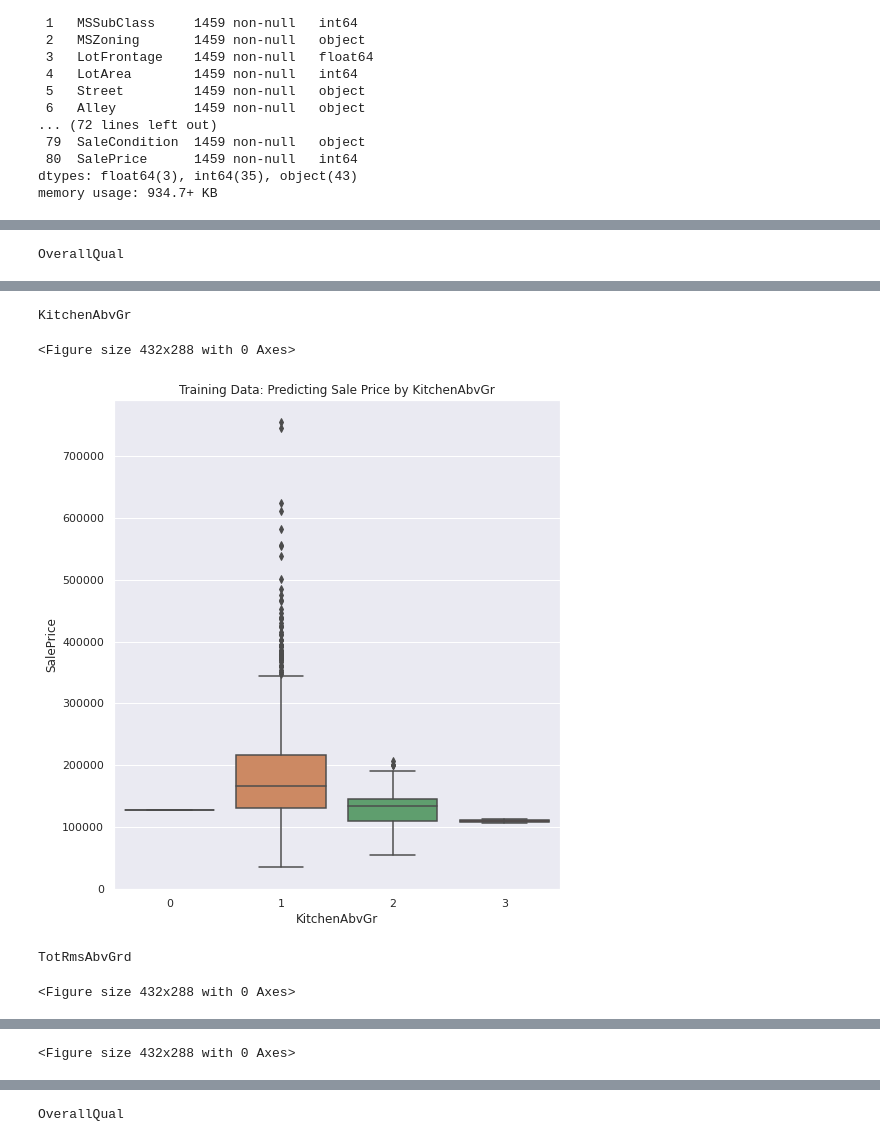
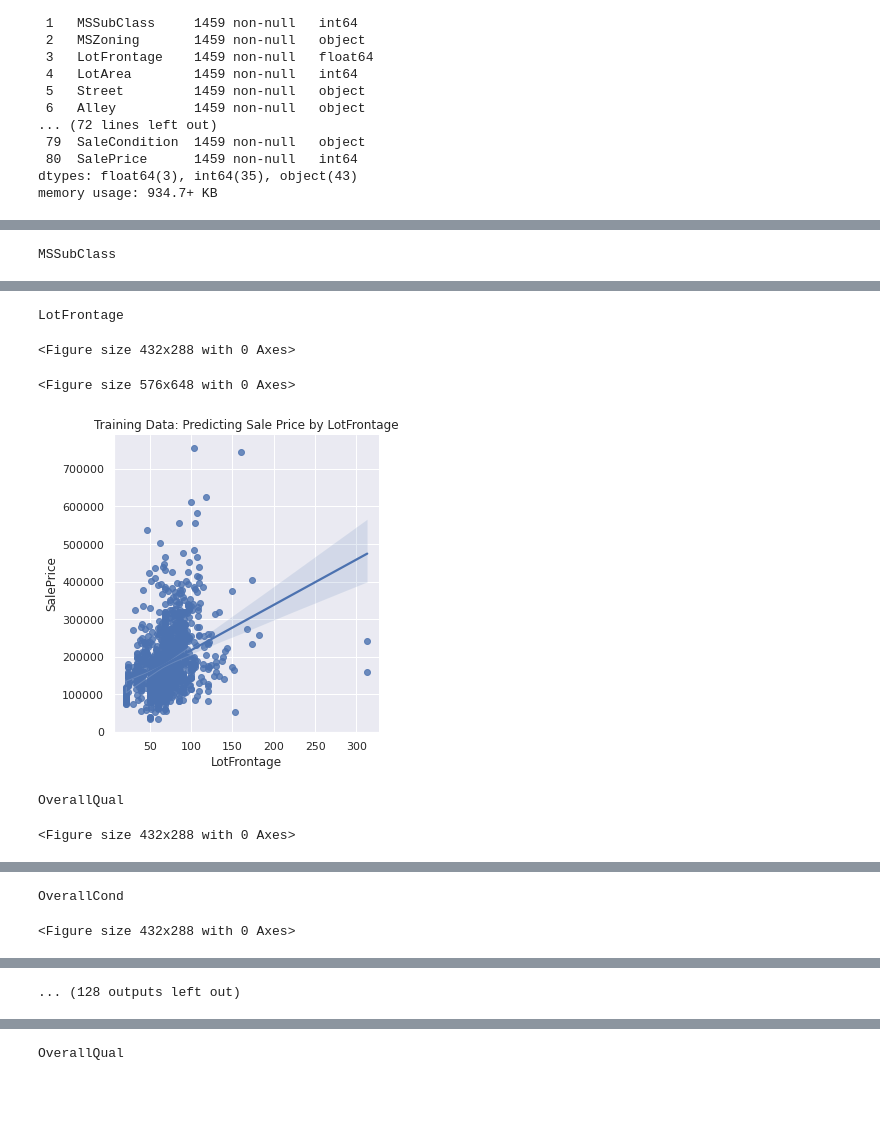
Before and after one commit to oimartin/Predicting_House_Prices, a Jupyter notebook: predicting_home_prices.ipynb, the cells around one changed output, grey strips where cells are left out. Saved outputs shown, nothing was run; the diff lists cells and outputs as text; code cells hidden in the pictures; blank space fills up the shorter version.

```diff
--- a/predicting_home_prices.ipynb
+++ b/predicting_home_prices.ipynb
@@ -343,0 +436,5 @@ numerical_features = train.select_dtypes(exclude = ["object"]).columns
+# %%
+bins = [1870, 1900, 1930, 1960, 1990, 2010]
+group_names = [0, 1, 2, 3, 4]
+train['YearBuilt_bin'] = pd.cut(train['YearBuilt'], bins, labels=group_names).astype('float')
+train.head()
@@ -344,10 +449,13 @@ numerical_features = train.select_dtypes(exclude = ["object"]).columns
 # %%
 # find correlations between variables and save only 'SalePrice' col
-SalePrice_corr_train = train.corr()['SalePrice']
+# remove Id and SalePrice columns
+SalePrice_corr_train = train.corr()['SalePrice'].drop(labels=['Id', 'SalePrice'])
 
-# Create barplot of all columns with numerical values correlation to saleprice
+# Create boxplot of all columns with numerical values correlation to saleprice
 sns.set_theme(color_codes=True)
-sns.boxplot(data=SalePrice_corr_train[:37], orient='h', width=0.4,
+
+# Take out correlation between SalePrice and itself
+sns.boxplot(data=SalePrice_corr_train, orient='h', width=0.4,
            color='coral')
 plt.ylabel('Variable Correlation \nto Sale Price')
 # %% [output]
@@ -355,0 +464,3 @@ Text(0, 0.5, 'Variable Correlation \nto Sale Price')
+# %%
+display(pd.DataFrame(SalePrice_corr_train.describe()))
+corr_stats = SalePrice_corr_train.describe()
@@ -356,8 +477,10 @@ Text(0, 0.5, 'Variable Correlation \nto Sale Price')
 # %%
 # Create list of top 25% and bottom 25% of
 # columns with numerical value correlations to Sale Price
-SalePrice_corr_train_quarters = SalePrice_corr_train[((SalePrice_corr_train >= 0.507101)
-                      & (SalePrice_corr_train !=1))
-                     | (SalePrice_corr_train <= -0.011378)]
-SalePrice_corr_train_quarters.sort_values()
+SalePrice_corr_train_quarters = SalePrice_corr_train[(SalePrice_corr_train >= corr_stats[6])
+                     | (SalePrice_corr_train <= corr_stats[4])]
+
+sp_corr = pd.DataFrame(SalePrice_corr_train_quarters.sort_values(ascending=False))
+
+sp_corr
 # %% [output]
@@ -381,12 +504,12 @@ Name: SalePrice, dtype: float64
 # %%
 sns.set_theme(color_codes=True)
-of_interest = ['ExterQual', 'GarageFinish', 'OverallQual',
-               'TotRmsAbvGrd', 'KitchenAbvGr']
+# of_interest = ['ExterQual', 'GarageFinish', 'OverallQual',
+#                'TotRmsAbvGrd', 'KitchenAbvGr']
 
 for column in list(SalePrice_corr_train_quarters.index):
-    for variable in of_interest:
-        if column == variable:
-            if len(train[column].value_counts()) < 50:
+    # for variable in of_interest:
+    #     if column == variable:
+            if len(train[column].value_counts()) <= 50:
                 print(f"{column}")
                 plt.figure(figsize=(8,9), frameon=False)
                 box = sns.boxplot(data=train, x=column, y='SalePrice')
@@ -403,4 +526,4 @@ for column in list(SalePrice_corr_train_quarters.index):
                 lmplot.figure.savefig(f"figures/lmplot_{column}.png")
                 plt.tight_layout()
 # %% [output]
-OverallQual
+MSSubClass
@@ -408,5 +531,6 @@ OverallQual
-KitchenAbvGr
+LotFrontage
 <Figure size 432x288 with 0 Axes>
+<Figure size 576x648 with 0 Axes>
-[figure, old version]
+[figure, new version]
-TotRmsAbvGrd
-<Figure size 432x288 with 0 Axes>
+OverallQual
+<Figure size 432x288 with 0 Axes>
@@ -414 +538,2 @@ TotRmsAbvGrd
-<Figure size 432x288 with 0 Axes>
+OverallCond
+<Figure size 432x288 with 0 Axes>
@@ -414,0 +541 @@ TotRmsAbvGrd
+... (128 outputs left out)
```
Also changed, not shown: parts of 20 cells of this notebook.
